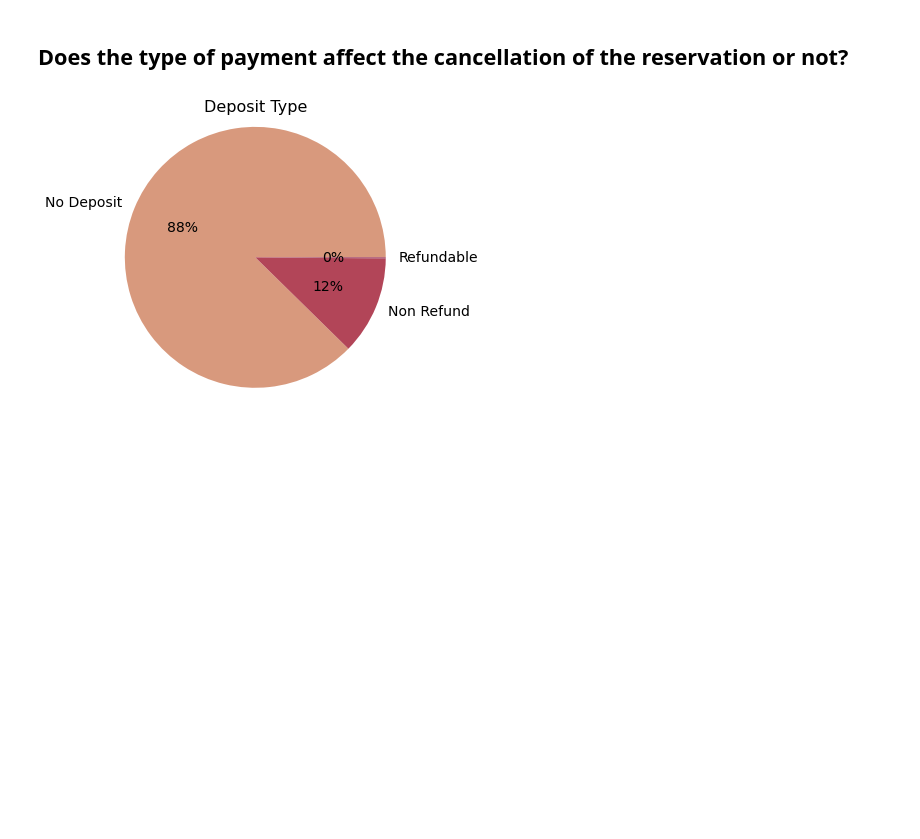
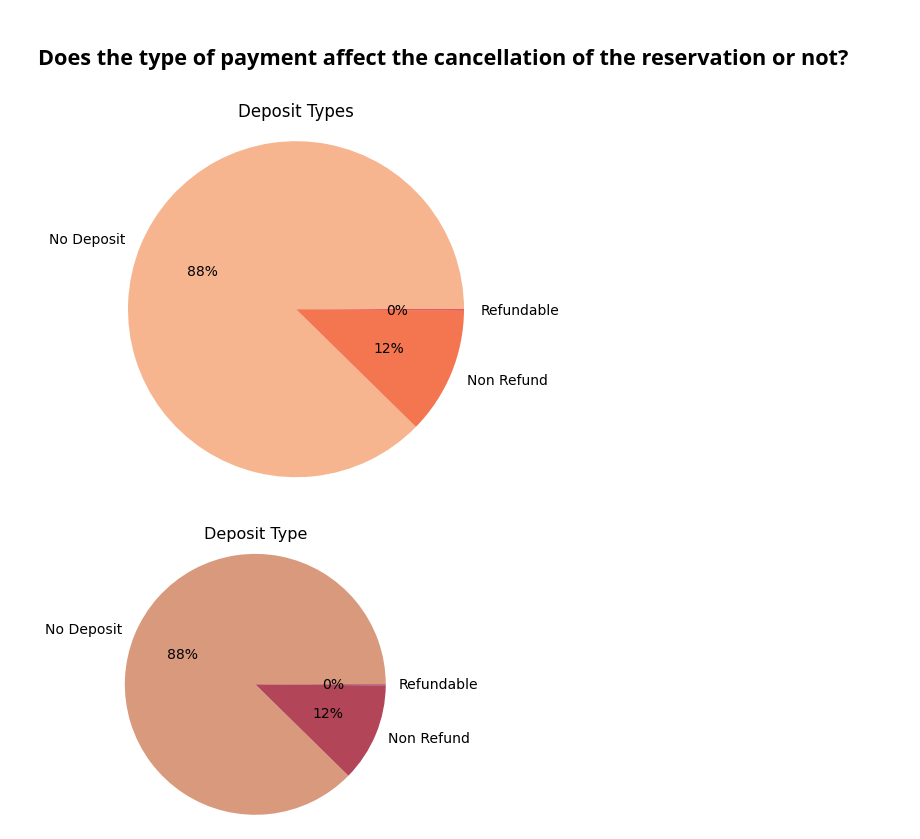
Before and after one commit to Tuwaiq-Data-Science-Bootcamp-V3/PCA-Lab1, a Jupyter notebook: CV_Assignment.ipynb, the cells around one changed output. Saved outputs shown, nothing was run; the diff lists cells and outputs as text; code cells hidden in the pictures; blank space fills up the shorter version.

```diff
--- a/CV_Assignment.ipynb
+++ b/CV_Assignment.ipynb
@@ -104,6 +104,16 @@ df.describe(include='object')
 | freq | 79330 | 13877 | 92310 | 48590 | 56477 | 97870 | ... |
 # %% [markdown]
 ## Does the type of payment affect the cancellation of the reservation or not?
+# %%
+counts = df['deposit_type'].value_counts()
+Color = sns.color_palette("rocket_r")
+
+plt.pie(counts, labels=counts.index,colors=Color ,autopct='%1.0f%%')
+plt.axis('equal')
+plt.title('Deposit Types')
+plt.show()
+# %% [output]
+[figure, added]
 # %%
 # %% [output]
 [figure]
```
Also changed, not shown: parts of 18 cells of this notebook.
